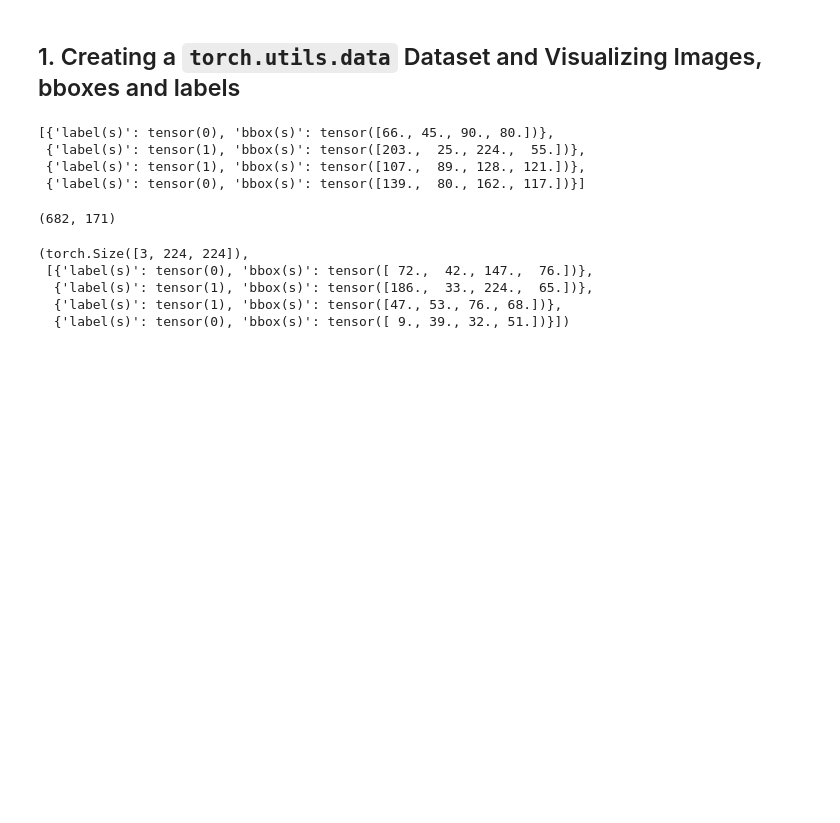
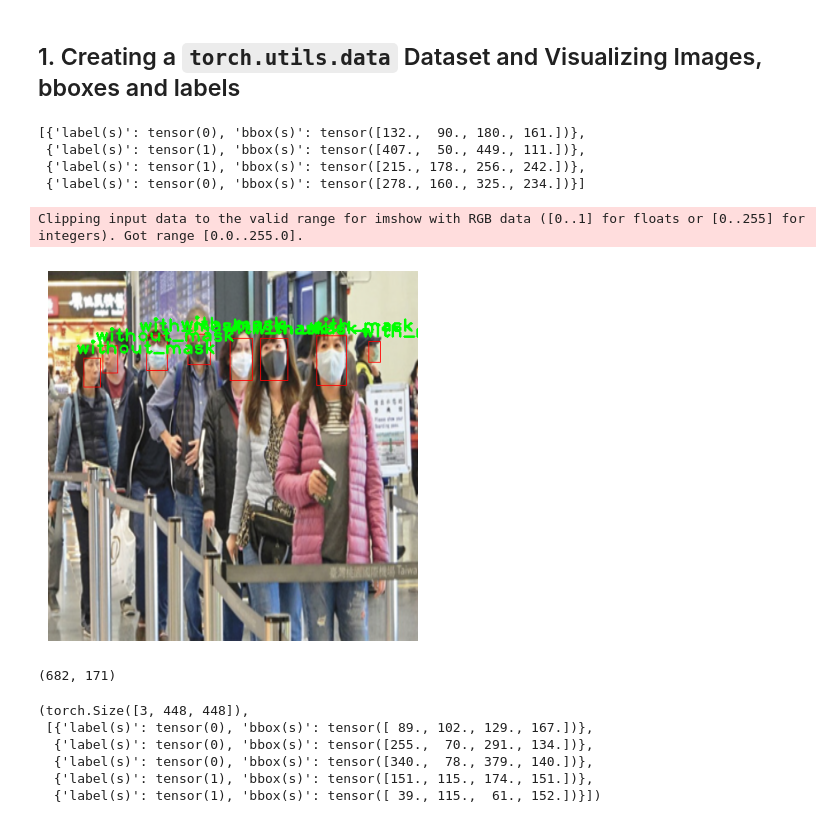
Before and after one commit to Atlas2p0/computer-vision-projects, a Jupyter notebook: face-mask-detection/notebooks/data_prep.ipynb, the cells around one changed output. Saved outputs shown, nothing was run; the diff lists cells and outputs as text; code cells hidden in the pictures; blank space fills up the shorter version.

```diff
--- a/face-mask-detection/notebooks/data_prep.ipynb
+++ b/face-mask-detection/notebooks/data_prep.ipynb
@@ -102,7 +102,7 @@ class FaceMaskDataset(Dataset):
 # %%
 train_transforms = transforms.Compose([
     transforms.ToTensor(),
-    transforms.Resize(size= (224, 224))
+    transforms.Resize(size= (448, 448))
 ])
 # %%
 all_data = FaceMaskDataset(image_dir, annotations_dir, transform= train_transforms)
@@ -111,46 +111,48 @@ data = all_data.__getitem__(5)
 ann_test = data[1]
 ann_test
 # %% [output]
-[{'label(s)': tensor(0), 'bbox(s)': tensor([66., 45., 90., 80.])},
- {'label(s)': tensor(1), 'bbox(s)': tensor([203.,  25., 224.,  55.])},
- {'label(s)': tensor(1), 'bbox(s)': tensor([107.,  89., 128., 121.])},
- {'label(s)': tensor(0), 'bbox(s)': tensor([139.,  80., 162., 117.])}]
+[{'label(s)': tensor(0), 'bbox(s)': tensor([132.,  90., 180., 161.])},
+ {'label(s)': tensor(1), 'bbox(s)': tensor([407.,  50., 449., 111.])},
+ {'label(s)': tensor(1), 'bbox(s)': tensor([215., 178., 256., 242.])},
+ {'label(s)': tensor(0), 'bbox(s)': tensor([278., 160., 325., 234.])}]
 # %%
 def visualize_random_image_with_bbox(dataset: Dataset):
     index = random.randrange(1, dataset.__len__() - 1)
     data = dataset.__getitem__(index)
 
     # Permute tensor image for the preferred shape by opencv (C,H,W) -> (H,W,C)
     tensor_image, image_annotations = data[0], data[1]
     tensor_image = torch.permute(tensor_image, (1, 2, 0))
 
     np_image = np.array(tensor_image).copy()
-    opencv_image = cv2.cvtColor(np_image, cv2.COLOR_RGB2BGR)
+    opencv_image = np_image
 
 
 
     for ann in image_annotations:
         label_int = ann['label(s)'].item()
         label_txt = dataset.classes[label_int]
         bbox = ann['bbox(s)']
 
         xmin, ymin, xmax, ymax = int(bbox[0].item()), int(bbox[1].item()), int(bbox[2].item()), int(bbox[3].item())
         cv2.rectangle(img= opencv_image,
                       pt1= (xmin,ymin),
                       pt2= (xmax,ymax),
-                      color= (0, 0, 255),
+                      color= (255, 0, 0),
                       shift= 0)
         cv2.putText(img= opencv_image,
                     text= label_txt,
                     org= (xmin - 10, ymin - 5),
                     fontFace= cv2.FONT_HERSHEY_PLAIN,
-                    fontScale= 1,
+                    fontScale= 1.5,
                     color= (0, 255, 0),
                     thickness= 2)
 
-    cv2.imshow("Image", opencv_image)
-    cv2.waitKey(6000)
-    cv2.destroyAllWindows()
+    plt.imshow(opencv_image)
+    plt.axis(False)
 
 visualize_random_image_with_bbox(all_data)
+# %% [output]
+Clipping input data to the valid range for imshow with RGB data ([0..1] for floats or [0..255] for integers). Got range [0.0..255.0].
+[figure, added]
 # %%
@@ -178,8 +179,9 @@ test_dataloader = DataLoader(test_dataset,
 images, annotations = next(iter(train_dataloader))
 images[0].shape, annotations[1]
 # %% [output]
-(torch.Size([3, 224, 224]),
- [{'label(s)': tensor(0), 'bbox(s)': tensor([ 72.,  42., 147.,  76.])},
-  {'label(s)': tensor(1), 'bbox(s)': tensor([186.,  33., 224.,  65.])},
-  {'label(s)': tensor(1), 'bbox(s)': tensor([47., 53., 76., 68.])},
-  {'label(s)': tensor(0), 'bbox(s)': tensor([ 9., 39., 32., 51.])}])
+(torch.Size([3, 448, 448]),
+ [{'label(s)': tensor(0), 'bbox(s)': tensor([ 89., 102., 129., 167.])},
+  {'label(s)': tensor(0), 'bbox(s)': tensor([255.,  70., 291., 134.])},
+  {'label(s)': tensor(0), 'bbox(s)': tensor([340.,  78., 379., 140.])},
+  {'label(s)': tensor(1), 'bbox(s)': tensor([151., 115., 174., 151.])},
+  {'label(s)': tensor(1), 'bbox(s)': tensor([ 39., 115.,  61., 152.])}])
```
Also changed, not shown: parts of 9 cells of this notebook, 1 other file.
